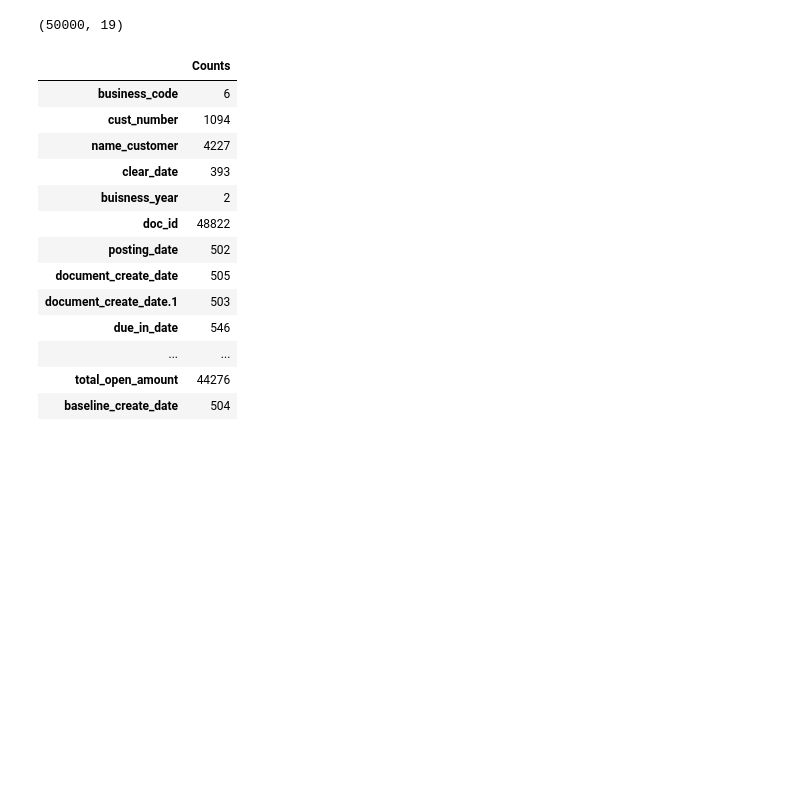
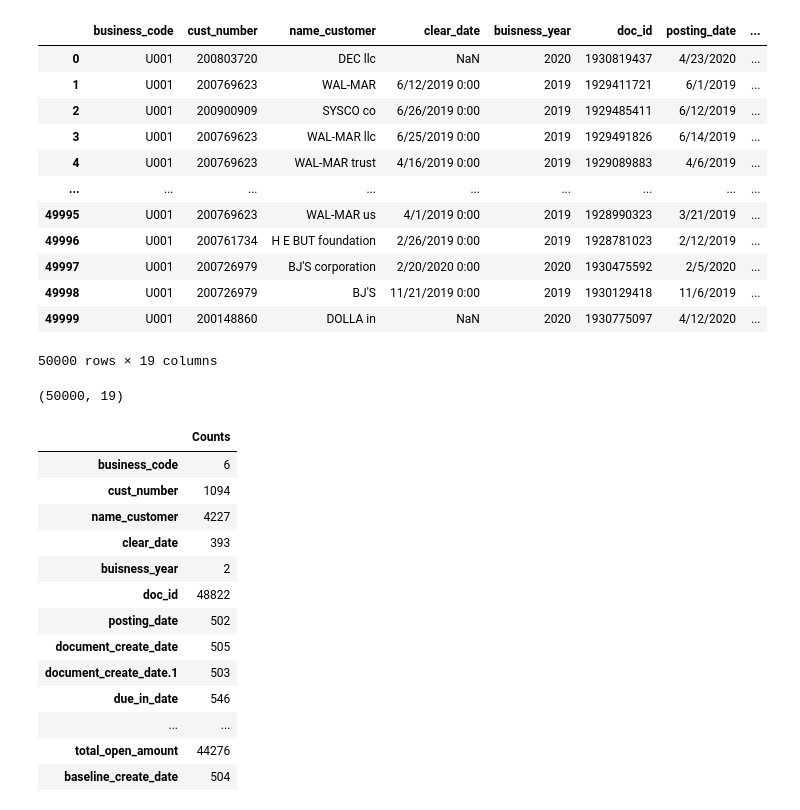
Before and after one commit to aditi-anand1/training, a Jupyter notebook: Day1 .ipynb, the cells around one changed output. Drawn from its saved outputs; the diff is of its cells as text; code cells hidden in the pictures; blank space fills up the shorter version.

```diff
--- a/Day1 .ipynb
+++ b/Day1 .ipynb
@@ -20,3 +51,22 @@ dataset=pd.read_csv("C:\\Users\\Aditi Anand\\Desktop\H2HBABBA2694_data.csv")
+# %%
+#importing the csv file
+#read_csv() # use to load or import csv file
+dataset=pd.read_csv("C:\\Users\\Aditi Anand\\Desktop\H2HBABBA2694_data.csv")
+dataset
+# %% [output]
+|  | business_code | cust_number | name_customer | clear_date | buisness_year | doc_id | posting_date | ... |
+| 0 | U001 | 200803720 | DEC llc | NaN | 2020 | 1930819437 | 4/23/2020 | ... |
+| 1 | U001 | 200769623 | WAL-MAR | 6/12/2019 0:00 | 2019 | 1929411721 | 6/1/2019 | ... |
+| 2 | U001 | 200900909 | SYSCO co | 6/26/2019 0:00 | 2019 | 1929485411 | 6/12/2019 | ... |
+| 3 | U001 | 200769623 | WAL-MAR llc | 6/25/2019 0:00 | 2019 | 1929491826 | 6/14/2019 | ... |
+| 4 | U001 | 200769623 | WAL-MAR trust | 4/16/2019 0:00 | 2019 | 1929089883 | 4/6/2019 | ... |
+| ... | ... | ... | ... | ... | ... | ... | ... | ... |
+| 49995 | U001 | 200769623 | WAL-MAR us | 4/1/2019 0:00 | 2019 | 1928990323 | 3/21/2019 | ... |
+| 49996 | U001 | 200761734 | H E BUT foundation | 2/26/2019 0:00 | 2019 | 1928781023 | 2/12/2019 | ... |
+| 49997 | U001 | 200726979 | BJ'S corporation | 2/20/2020 0:00 | 2020 | 1930475592 | 2/5/2020 | ... |
+| 49998 | U001 | 200726979 | BJ'S | 11/21/2019 0:00 | 2019 | 1930129418 | 11/6/2019 | ... |
+| 49999 | U001 | 200148860 | DOLLA in | NaN | 2020 | 1930775097 | 4/12/2020 | ... |
+50000 rows × 19 columns
 # %%
 #counting the row and col using shape
 dataset.shape
```
Also changed, not shown: parts of 150 cells of this notebook.
